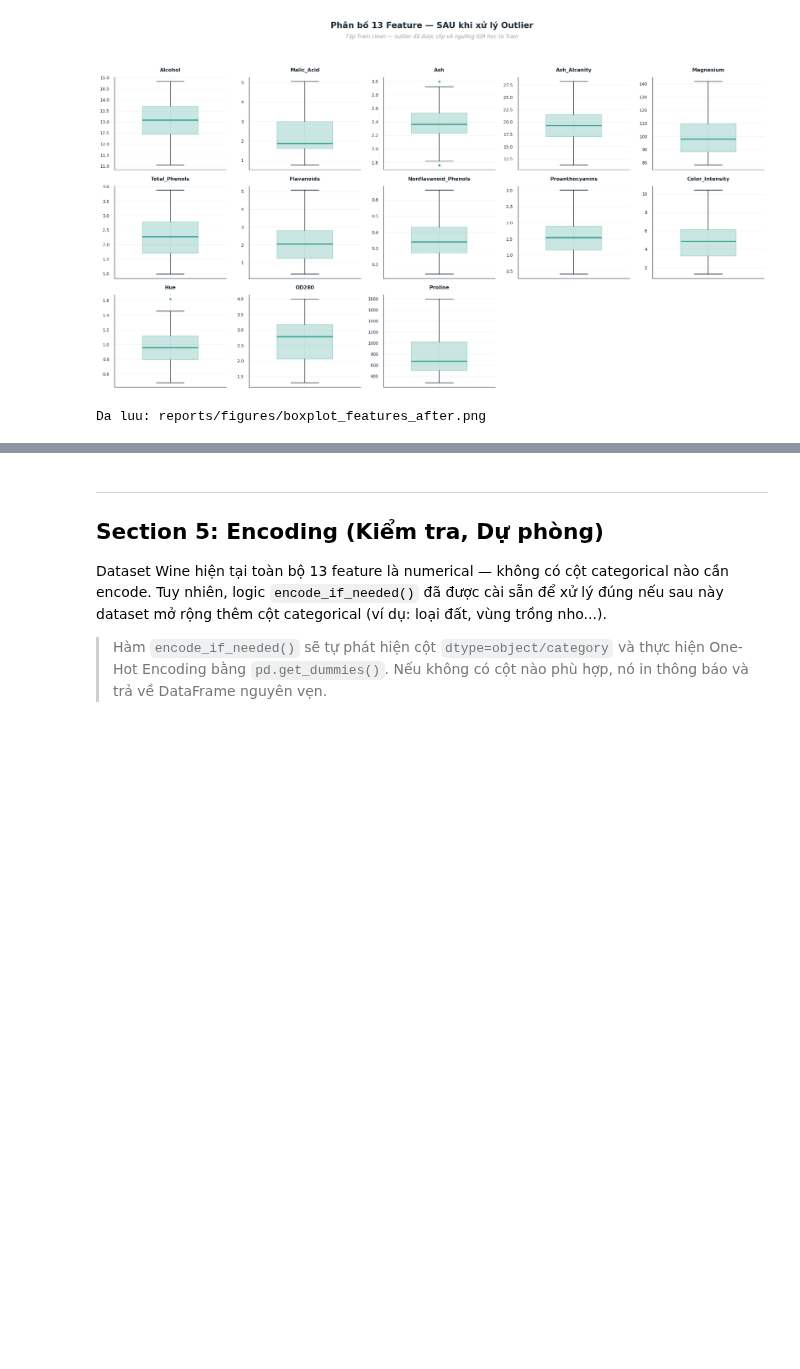
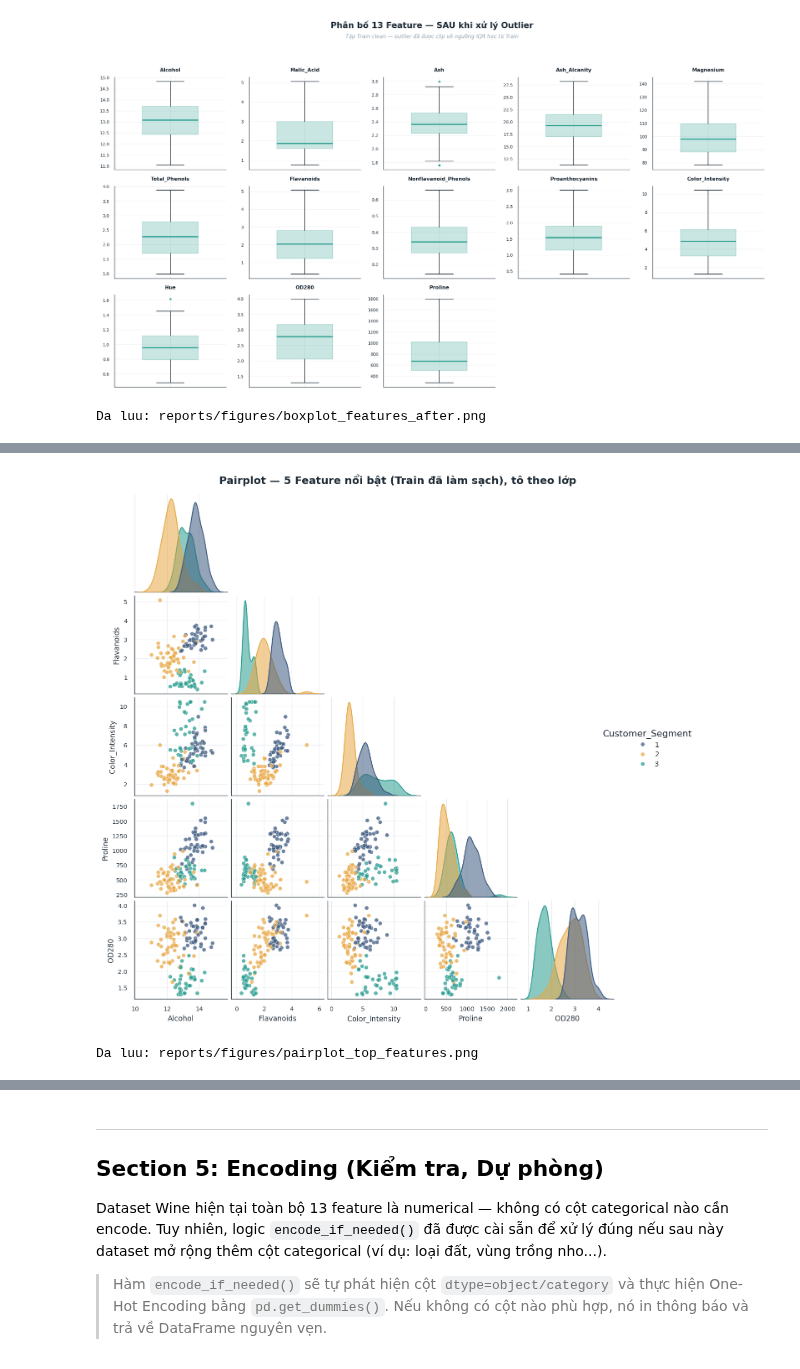
Before and after one commit to phannhattai1105/Wine, a Jupyter notebook: notebooks/02_eda_preprocessing.ipynb, the cells around one changed output, grey strips where cells are left out. Cells and saved outputs as stored; diff of their text form; code cells hidden in the pictures; blank space fills up the shorter version.

```diff
--- a/notebooks/02_eda_preprocessing.ipynb
+++ b/notebooks/02_eda_preprocessing.ipynb
@@ -630,0 +742,26 @@ Da luu: reports/figures/boxplot_features_after.png
+# %%
+PAIR_COLS = ['Alcohol', 'Flavanoids', 'Color_Intensity', 'Proline', 'OD280']
+pair_df = train_clean[PAIR_COLS + [target_col]].copy()
+pair_df[target_col] = pair_df[target_col].astype(str)
+
+g = sns.pairplot(
+    pair_df, hue=target_col, vars=PAIR_COLS, hue_order=['1', '2', '3'],
+    palette={str(k): v for k, v in CLASS_PALETTE.items()},
+    diag_kind='kde', corner=True,
+    plot_kws=dict(s=28, alpha=0.75, edgecolor='white', linewidth=0.4),
+    diag_kws=dict(fill=True, alpha=0.55, linewidth=1.2),
+)
+g.fig.set_size_inches(11, 10)
+for ax in g.axes.flat:
+    if ax is not None:
+        style_axes(ax)
+if g._legend is not None:
+    g._legend.set_title('Customer_Segment')
+g.fig.suptitle('Pairplot — 5 Feature nổi bật (Train đã làm sạch), tô theo lớp', fontsize=14,
+               fontweight='bold', color=PALETTE["ink"], y=1.02)
+g.fig.savefig(FIGURES_DIR / 'pairplot_top_features.png', bbox_inches='tight', dpi=200)
+plt.show()
+print('Da luu: reports/figures/pairplot_top_features.png')
+# %% [output]
+[figure, added]
+Da luu: reports/figures/pairplot_top_features.png
```
Also changed, not shown: parts of 13 cells of this notebook, 15 other files.
